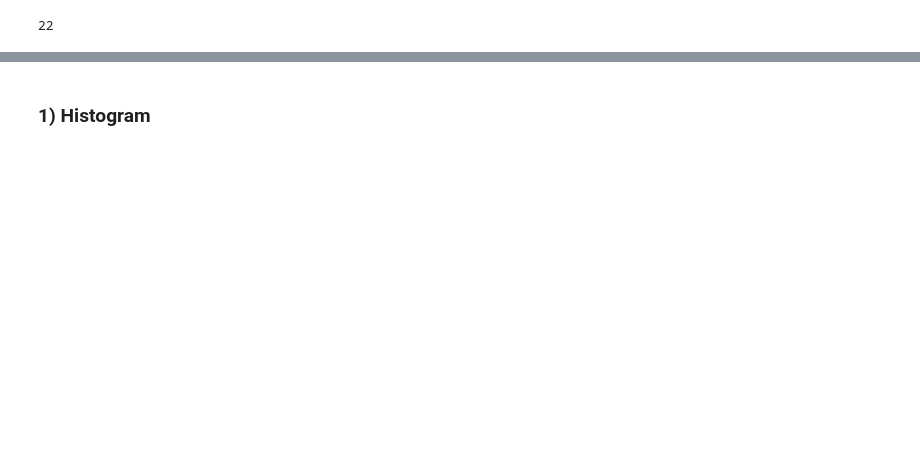
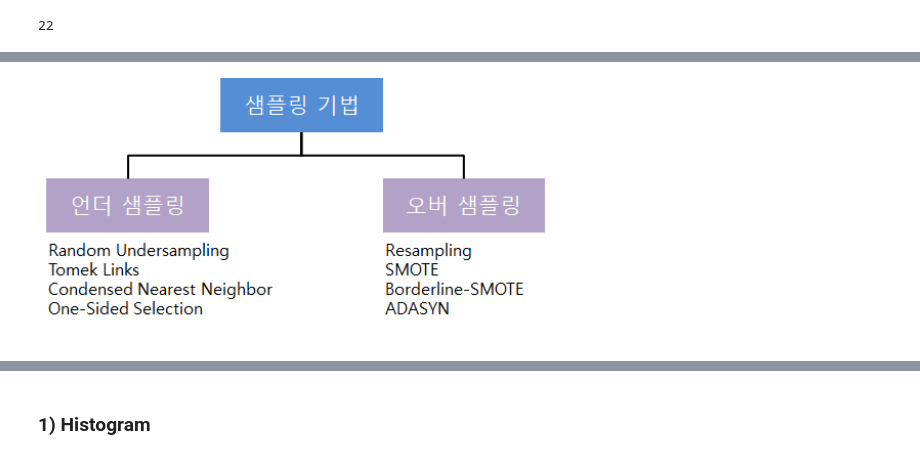
Before and after one commit to Heesunnnie/2022_Projects, a Jupyter notebook: Heart_Disease_Indicator_Project_EDA.ipynb, the cells around one changed output, grey strips where cells are left out. Saved outputs shown, nothing was run; the diff lists cells and outputs as text; code cells hidden in the pictures; blank space fills up the shorter version.

Commit message:
sampling_review1

```diff
--- a/Heart_Disease_Indicator_Project_EDA.ipynb
+++ b/Heart_Disease_Indicator_Project_EDA.ipynb
@@ -226,0 +270,4 @@ len(l)
+# %%
+Image("samplingtypes.png", width = 600, height = 100)
+# %% [output]
+[figure, added]
```
Also changed, not shown: parts of 37 cells of this notebook, 2 other files.
